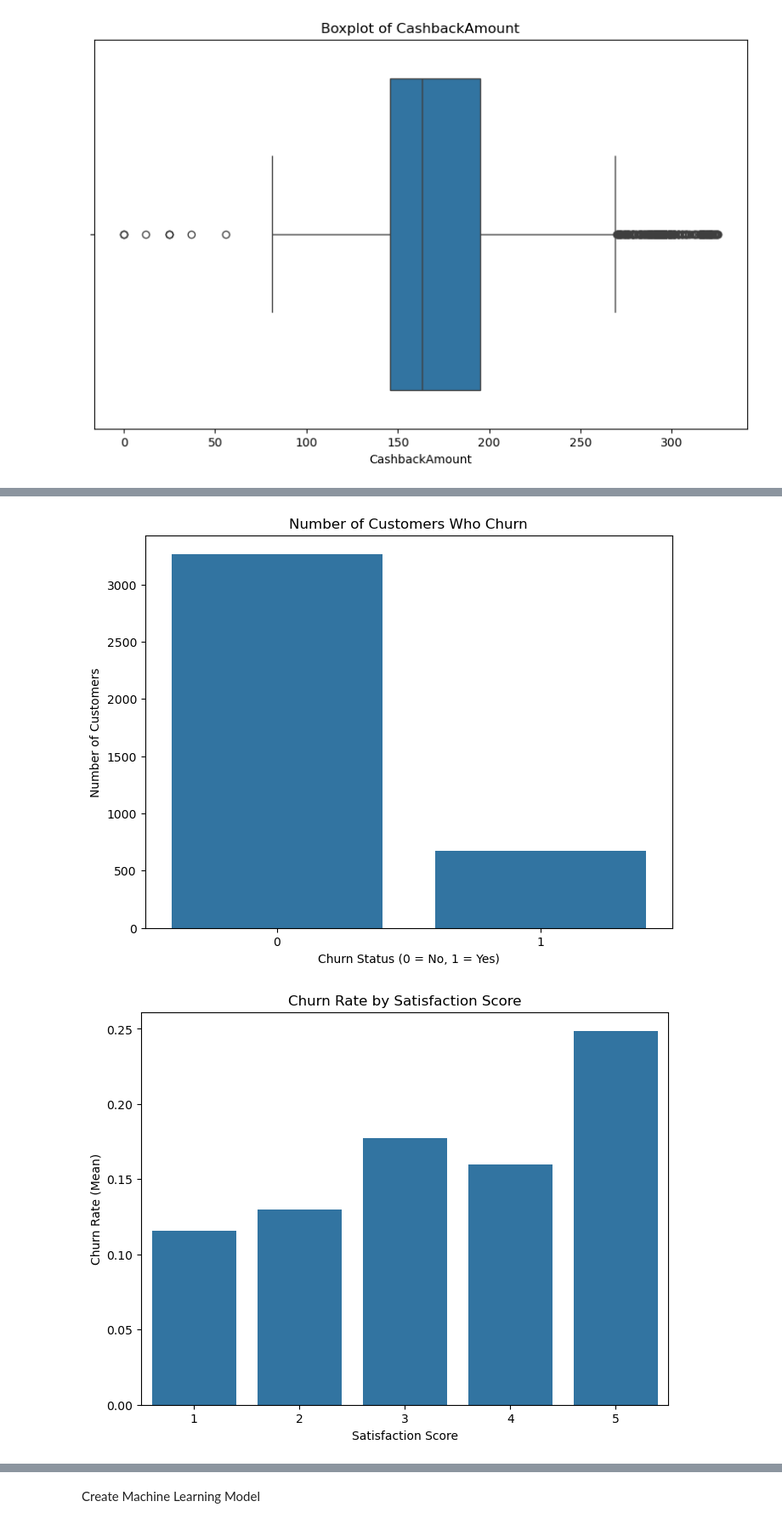
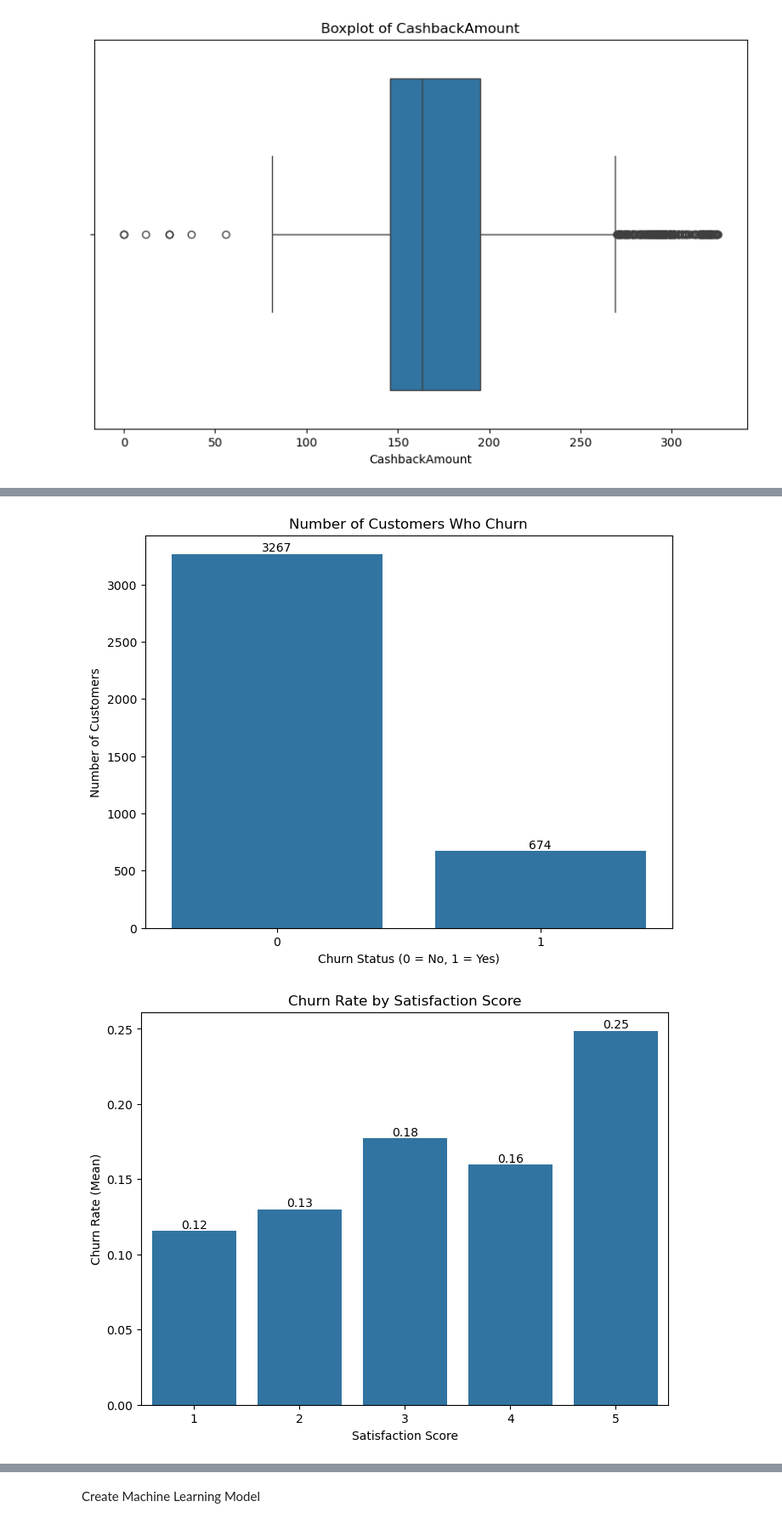
Before and after one commit to alhamfebian/purwadhika-jcdsol, a Jupyter notebook: Capstone Project/Capstone Project Module 3/ECommerceCustomerChurn.ipynb, the cells around one changed output, grey strips where cells are left out. Shown at 85% size. Saved outputs shown, nothing was run; the diff lists cells and outputs as text; code cells hidden in the pictures.

```diff
--- a/Capstone Project/Capstone Project Module 3/ECommerceCustomerChurn.ipynb
+++ b/Capstone Project/Capstone Project Module 3/ECommerceCustomerChurn.ipynb
@@ -113,9 +117,13 @@ plt.show()
 
 plt.figure(figsize=(10, 6))
 
-sns.barplot(
+distribution_satisfaction_scores_barplot = sns.barplot(
     data=df_ecommerce_customer_churn['SatisfactionScore'].value_counts(),
 )
+
+for container in distribution_satisfaction_scores_barplot.containers:
+    distribution_satisfaction_scores_barplot.bar_label(container, fmt='%.0f')
+
 plt.title('Distribution of Satisfaction Scores')
 plt.xlabel('Satisfaction Score')
 plt.ylabel('Number of Customers')
@@ -128,9 +136,12 @@ plt.show()
 
 plt.figure(figsize=(8, 6))
 
-sns.barplot(
+marital_status_distribution_barplot = sns.barplot(
     data=df_ecommerce_customer_churn['MaritalStatus'].value_counts()
 )
+
+for container in marital_status_distribution_barplot.containers:
+    marital_status_distribution_barplot.bar_label(container, fmt='%.0f')
 
 plt.title('Marital Status Distribution')
 plt.xlabel('Marital Status')
@@ -144,9 +155,12 @@ plt.show()
 
 plt.figure(figsize=(8, 6))
 
-sns.barplot(
+customer_complaint_distribution_barplot = sns.barplot(
     data=df_ecommerce_customer_churn['Complain'].value_counts()
 )
+
+for container in customer_complaint_distribution_barplot.containers:
+    customer_complaint_distribution_barplot.bar_label(container, fmt='%.0f')
 
 plt.title('Number of Customers Who Complained')
 plt.xlabel('Complaint Status (0 = No, 1 = Yes)')
@@ -160,31 +174,37 @@ plt.show()
 
 plt.figure(figsize=(8, 6))
 
-sns.barplot(
+customer_churn_distribution_barplot = sns.barplot(
     data=df_ecommerce_customer_churn['Churn'].value_counts()
 )
+
+for container in customer_churn_distribution_barplot.containers:
+    customer_churn_distribution_barplot.bar_label(container, fmt='%.0f')
 
 plt.title('Number of Customers Who Churn')
 plt.xlabel('Churn Status (0 = No, 1 = Yes)')
 plt.ylabel('Number of Customers')
 plt.show()
 # %% [output]
-[figure, old version]
+[figure, new version]
 # %%
 # Melihat berapa rata-rata orang yang Churn berdasarkan Satisfaction Score
 
 plt.figure(figsize=(8, 6))
 
-sns.barplot(
+churn_rate_by_satisfaction_score_barplot = sns.barplot(
     data=df_ecommerce_customer_churn.groupby('SatisfactionScore')['Churn'].mean()
 )
+
+for container in churn_rate_by_satisfaction_score_barplot.containers:
+    churn_rate_by_satisfaction_score_barplot.bar_label(container, fmt='%.2f')
 
 plt.title('Churn Rate by Satisfaction Score')
 plt.xlabel('Satisfaction Score')
 plt.ylabel('Churn Rate (Mean)')
 plt.show()
 # %% [output]
-[figure, old version]
+[figure, new version]
 # %%
 # Melihat berapa rata-rata orang yang Churn berdasarkan Category
 
```
Also changed, not shown: parts of 7 cells of this notebook.
